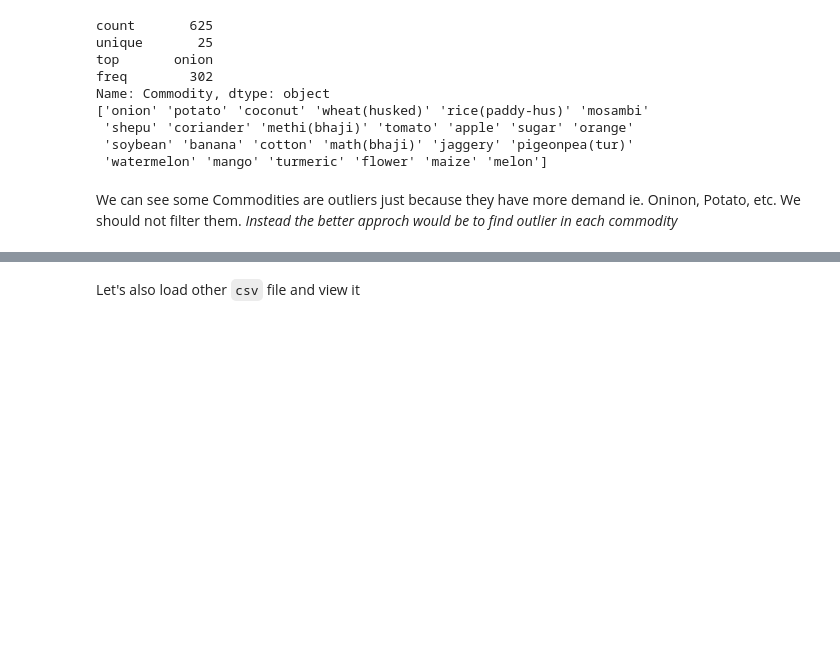
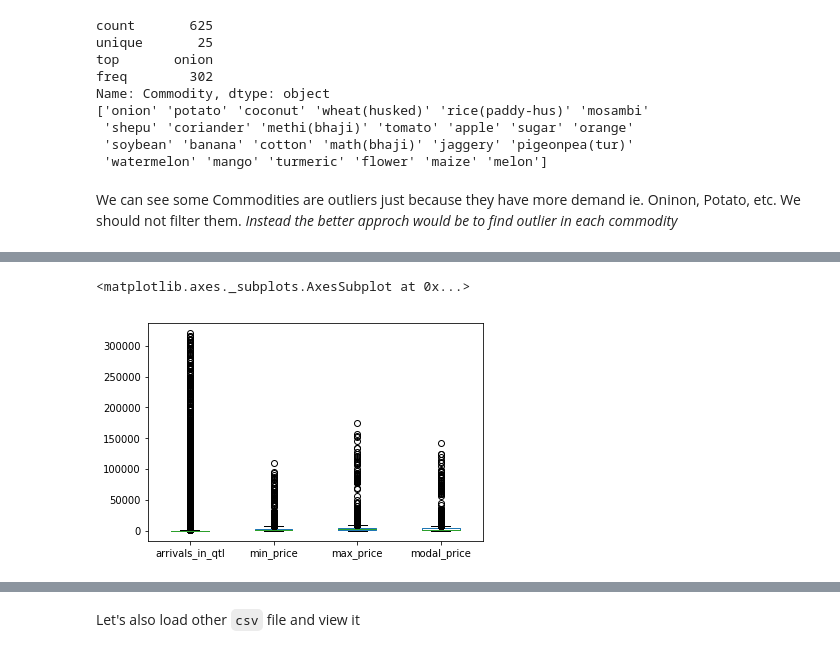
Before and after one commit to shashank2806/Agriculture-Commodities-Prices-Seasons, a Jupyter notebook: agriculture-commodities-prices-seasons.ipynb, the cells around one changed output, grey strips where cells are left out. Cells and saved outputs as stored; diff of their text form; code cells hidden in the pictures; blank space fills up the shorter version.

```diff
--- a/agriculture-commodities-prices-seasons.ipynb
+++ b/agriculture-commodities-prices-seasons.ipynb
@@ -311,8 +315,8 @@ def remove_outlier(df_in, column):
     q1 = df_in[column].quantile(0.25)
     q3 = df_in[column].quantile(0.75)
     iqr = q3-q1 #Interquartile range
-    fence_low  = q1-1.5*iqr
-    fence_high = q3+1.5*iqr
+    fence_low  = q1-3*iqr
+    fence_high = q3+3*iqr
     df_out = df_in.loc[(df_in[column] > fence_low) & (df_in[column] < fence_high)]
     return df_out
 # %%
@@ -326,3 +330,8 @@ for col in cols:
 
 df_filtered = df_in
 df_filtered.sort_index().to_csv('monthly_cmo_filtered.csv')
+# %%
+df_filtered.plot(kind='box')
+# %% [output]
+<matplotlib.axes._subplots.AxesSubplot at 0x...>
+[figure, added]
```
Also changed, not shown: parts of 11 cells of this notebook, 1 other file.
